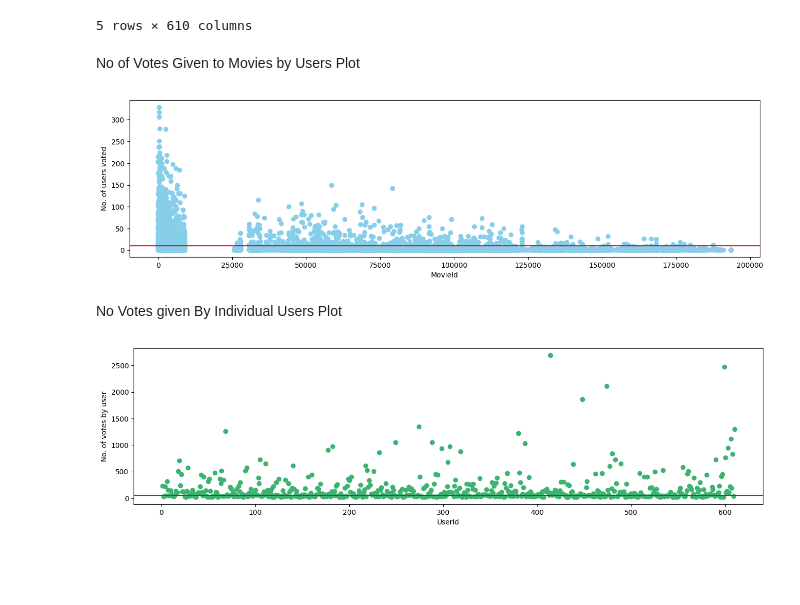
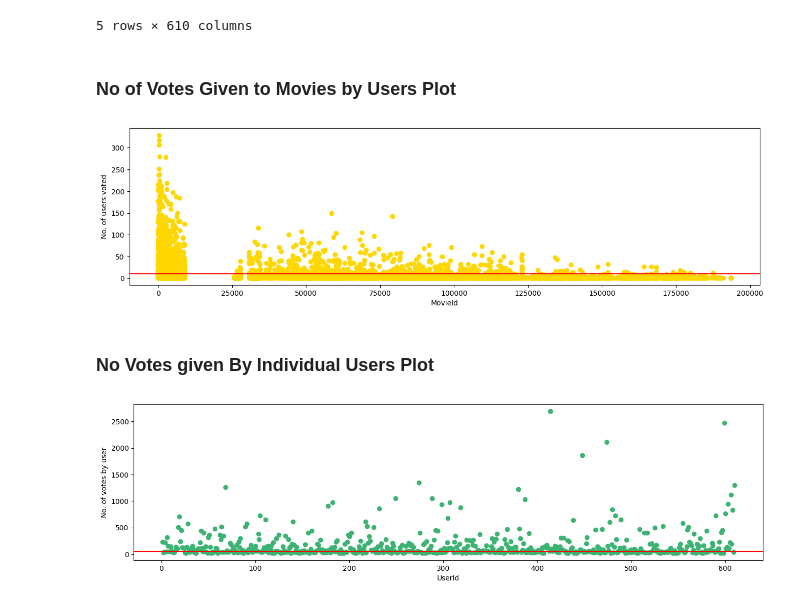
Before and after one commit to iamharshilmodi/Movie-Recommendation-System, a Jupyter notebook: Main.ipynb, the cells around one changed output. Saved outputs shown, nothing was run; the diff lists cells and outputs as text; code cells hidden in the pictures; blank space fills up the shorter version.

```diff
--- a/Main.ipynb
+++ b/Main.ipynb
@@ -65,16 +61,16 @@ final_dataset.head()
 # %% [markdown]
-No of Votes Given to Movies by Users Plot
+### No of Votes Given to Movies by Users Plot
 # %%
 f,ax = plt.subplots(1,1,figsize=(16,4))
-plt.scatter(no_user_voted.index,no_user_voted,color='skyblue')
+plt.scatter(no_user_voted.index,no_user_voted,color='Gold')
 plt.axhline(y=10,color='r')
 plt.xlabel('MovieId')
 plt.ylabel('No. of users voted')
 plt.show()
 # %% [output]
-[figure, old version]
+[figure, new version]
 # %% [markdown]
-No Votes given By Individual Users Plot
+### No Votes given By Individual Users Plot
 # %%
 f,ax = plt.subplots(1,1,figsize=(16,4))
 plt.scatter(no_movies_voted.index,no_movies_voted,color='mediumseagreen')
```
Also changed, not shown: parts of 14 cells of this notebook.
